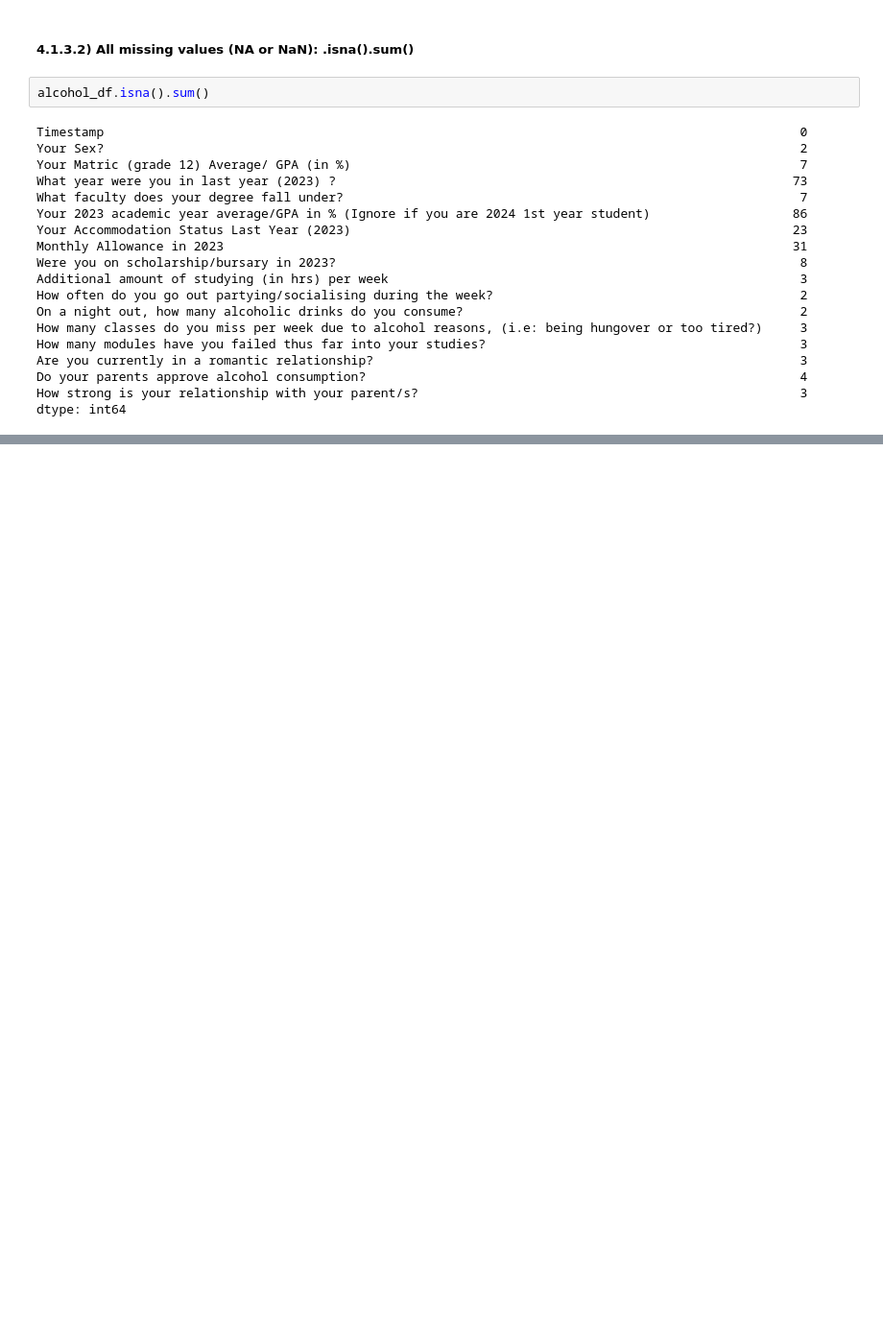
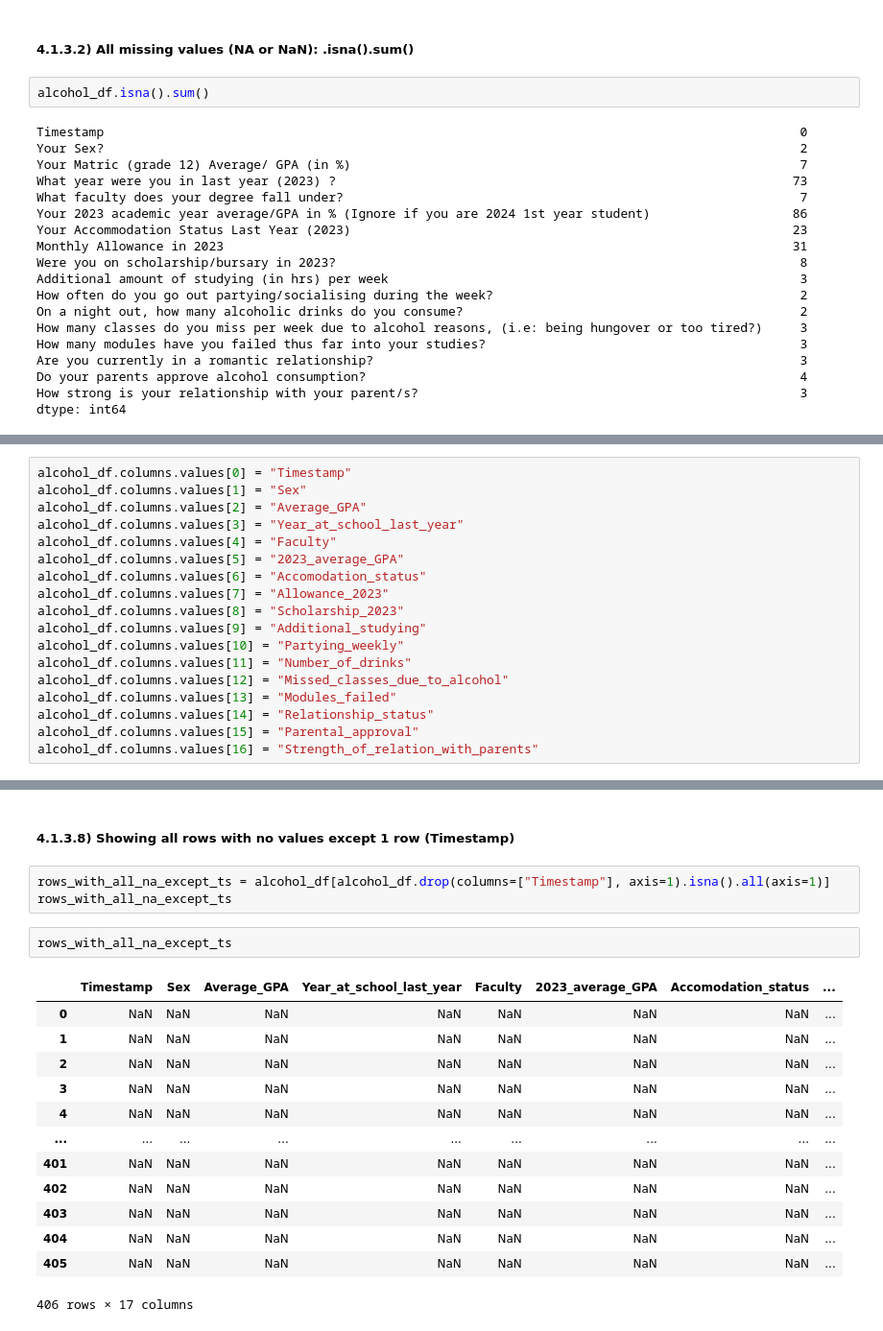
Before and after one commit to TRossen89/BI_MP_Assignments, a Jupyter notebook: MP1_Data_Ingestion_and_Wrangling.ipynb, the cells around one changed output, grey strips where cells are left out. Shown at 96% size. Saved outputs shown, nothing was run; the diff lists cells and outputs as text; blank space fills up the shorter version.

```diff
--- a/MP1_Data_Ingestion_and_Wrangling.ipynb
+++ b/MP1_Data_Ingestion_and_Wrangling.ipynb
@@ -248,0 +278,18 @@ dtype: int64
+# %%
+alcohol_df.columns.values[0] = "Timestamp"
+alcohol_df.columns.values[1] = "Sex"
+alcohol_df.columns.values[2] = "Average_GPA"
+alcohol_df.columns.values[3] = "Year_at_school_last_year"
+alcohol_df.columns.values[4] = "Faculty"
+alcohol_df.columns.values[5] = "2023_average_GPA"
+alcohol_df.columns.values[6] = "Accomodation_status"
+alcohol_df.columns.values[7] = "Allowance_2023"
+alcohol_df.columns.values[8] = "Scholarship_2023"
+alcohol_df.columns.values[9] = "Additional_studying"
+alcohol_df.columns.values[10] = "Partying_weekly"
+alcohol_df.columns.values[11] = "Number_of_drinks"
+alcohol_df.columns.values[12] = "Missed_classes_due_to_alcohol"
+alcohol_df.columns.values[13] = "Modules_failed"
+alcohol_df.columns.values[14] = "Relationship_status"
+alcohol_df.columns.values[15] = "Parental_approval"
+alcohol_df.columns.values[16] = "Strength_of_relation_with_parents"
@@ -248,0 +320,21 @@ dtype: int64
+# %% [markdown]
+##### 4.1.3.8) Showing all rows with no values except 1 row (Timestamp)
+# %%
+rows_with_all_na_except_ts = alcohol_df[alcohol_df.drop(columns=["Timestamp"], axis=1).isna().all(axis=1)]
+rows_with_all_na_except_ts
+# %%
+rows_with_all_na_except_ts
+# %% [output]
+|  | Timestamp | Sex | Average_GPA | Year_at_school_last_year | Faculty | 2023_average_GPA | Accomodation_status | ... |
+| 0 | NaN | NaN | NaN | NaN | NaN | NaN | NaN | ... |
+| 1 | NaN | NaN | NaN | NaN | NaN | NaN | NaN | ... |
+| 2 | NaN | NaN | NaN | NaN | NaN | NaN | NaN | ... |
+| 3 | NaN | NaN | NaN | NaN | NaN | NaN | NaN | ... |
+| 4 | NaN | NaN | NaN | NaN | NaN | NaN | NaN | ... |
+| ... | ... | ... | ... | ... | ... | ... | ... | ... |
+| 401 | NaN | NaN | NaN | NaN | NaN | NaN | NaN | ... |
+| 402 | NaN | NaN | NaN | NaN | NaN | NaN | NaN | ... |
+| 403 | NaN | NaN | NaN | NaN | NaN | NaN | NaN | ... |
+| 404 | NaN | NaN | NaN | NaN | NaN | NaN | NaN | ... |
+| 405 | NaN | NaN | NaN | NaN | NaN | NaN | NaN | ... |
+406 rows × 17 columns
```
Also changed, not shown: parts of 12 cells of this notebook.
